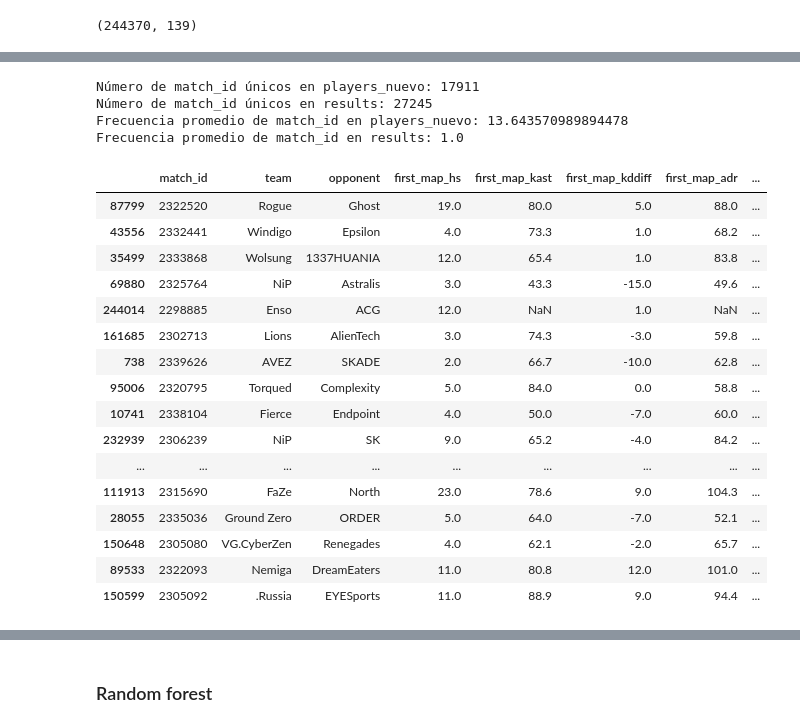
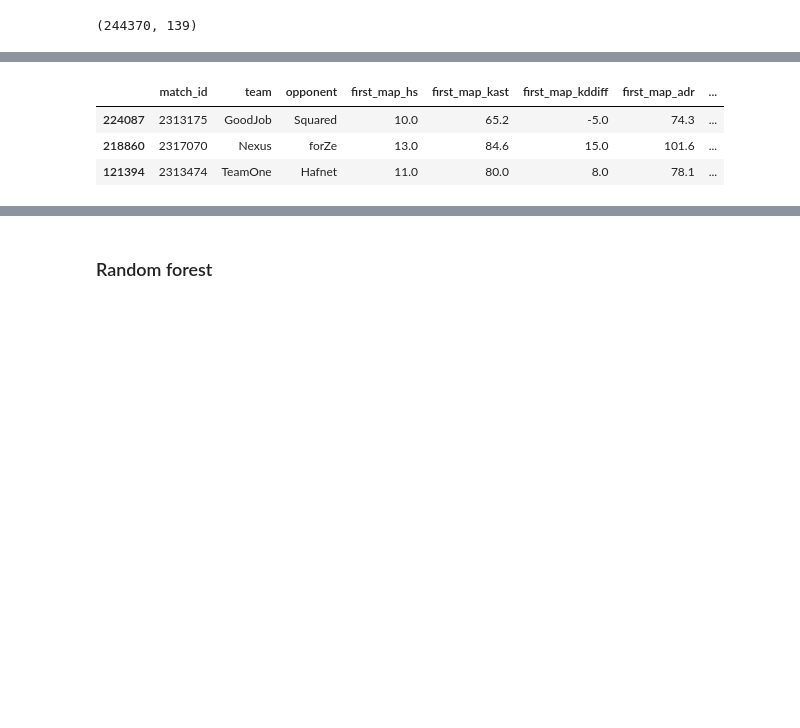
Before and after one commit to UlisesCravero/tp_ml_Cravero_Pautasso, a Jupyter notebook: tp2_EDA-Copy1.ipynb, the cells around one changed output, grey strips where cells are left out. Drawn from its saved outputs; the diff is of its cells as text; code cells hidden in the pictures; blank space fills up the shorter version.

```diff
--- a/tp2_EDA-Copy1.ipynb
+++ b/tp2_EDA-Copy1.ipynb
@@ -132,51 +127,28 @@ results.sample(1)
-# %%
-print('Número de match_id únicos en players_nuevo:', players_nuevo['match_id'].nunique())
-print('Número de match_id únicos en results:', results['match_id'].nunique())
-
-print('Frecuencia promedio de match_id en players_nuevo:', players_nuevo['match_id'].value_counts().mean())
-print('Frecuencia promedio de match_id en results:', results['match_id'].value_counts().mean())
-# %% [output]
-Número de match_id únicos en players_nuevo: 17911
-Número de match_id únicos en results: 27245
-Frecuencia promedio de match_id en players_nuevo: 13.643570989894478
-Frecuencia promedio de match_id en results: 1.0
 # %%
+# creamos las columnas nuevas que van a alojar el valor de ranking
 players_nuevo["team_ranking"] = -1
 players_nuevo["opponent_ranking"] = -1
 
 #recorremos players_nuevo
 for index, registro in players_nuevo.iterrows():
     #buscamos el registro de results que coincida con el actual match_id del registro de players_nuevo
     row = results.loc[results['match_id'] == registro['match_id']]
     #si encontramos el match en results
     if len(row) > 0:
         #asignamos las nuevas columnas del ranking de cada equipo dependiendo como venian ordenadas
         if registro['team'] == row['team_1'].values[0] and registro['opponent'] == row['team_2'].values[0]:
             players_nuevo.loc[index, 'team_ranking'] = row['rank_1'].values[0]
             players_nuevo.loc[index, 'opponent_ranking'] = row['rank_2'].values[0]
         elif registro['opponent'] == row['team_1'].values[0] and registro['team'] == row['team_2'].values[0]:
             players_nuevo.loc[index, 'team_ranking'] = row['rank_2'].values[0]
             players_nuevo.loc[index, 'opponent_ranking'] = row['rank_1'].values[0]
 
-players_nuevo.sample(40)
+players_nuevo.sample(3)
 # %% [output]
 |  | match_id | team | opponent | first_map_hs | first_map_kast | first_map_kddiff | first_map_adr | ... |
-| 87799 | 2322520 | Rogue | Ghost | 19.0 | 80.0 | 5.0 | 88.0 | ... |
-| 43556 | 2332441 | Windigo | Epsilon | 4.0 | 73.3 | 1.0 | 68.2 | ... |
-| 35499 | 2333868 | Wolsung | 1337HUANIA | 12.0 | 65.4 | 1.0 | 83.8 | ... |
-| 69880 | 2325764 | NiP | Astralis | 3.0 | 43.3 | -15.0 | 49.6 | ... |
-| 244014 | 2298885 | Enso | ACG | 12.0 | NaN | 1.0 | NaN | ... |
-| 161685 | 2302713 | Lions | AlienTech | 3.0 | 74.3 | -3.0 | 59.8 | ... |
-| 738 | 2339626 | AVEZ | SKADE | 2.0 | 66.7 | -10.0 | 62.8 | ... |
-| 95006 | 2320795 | Torqued | Complexity | 5.0 | 84.0 | 0.0 | 58.8 | ... |
-| 10741 | 2338104 | Fierce | Endpoint | 4.0 | 50.0 | -7.0 | 60.0 | ... |
-| 232939 | 2306239 | NiP | SK | 9.0 | 65.2 | -4.0 | 84.2 | ... |
-| ... | ... | ... | ... | ... | ... | ... | ... | ... |
-| 111913 | 2315690 | FaZe | North | 23.0 | 78.6 | 9.0 | 104.3 | ... |
-| 28055 | 2335036 | Ground Zero | ORDER | 5.0 | 64.0 | -7.0 | 52.1 | ... |
-| 150648 | 2305080 | VG.CyberZen | Renegades | 4.0 | 62.1 | -2.0 | 65.7 | ... |
-| 89533 | 2322093 | Nemiga | DreamEaters | 11.0 | 80.8 | 12.0 | 101.0 | ... |
-| 150599 | 2305092 | .Russia | EYESports | 11.0 | 88.9 | 9.0 | 94.4 | ... |
+| 224087 | 2313175 | GoodJob | Squared | 10.0 | 65.2 | -5.0 | 74.3 | ... |
+| 218860 | 2317070 | Nexus | forZe | 13.0 | 84.6 | 15.0 | 101.6 | ... |
+| 121394 | 2313474 | TeamOne | Hafnet | 11.0 | 80.0 | 8.0 | 78.1 | ... |
 # %%
 #borramos los registros de players_nuevo que quedan con columnas nuevas ya que no tenian ocurrencia en results, perdiendo datos
 indices_a_eliminar = []
```
Also changed, not shown: parts of 33 cells of this notebook.
